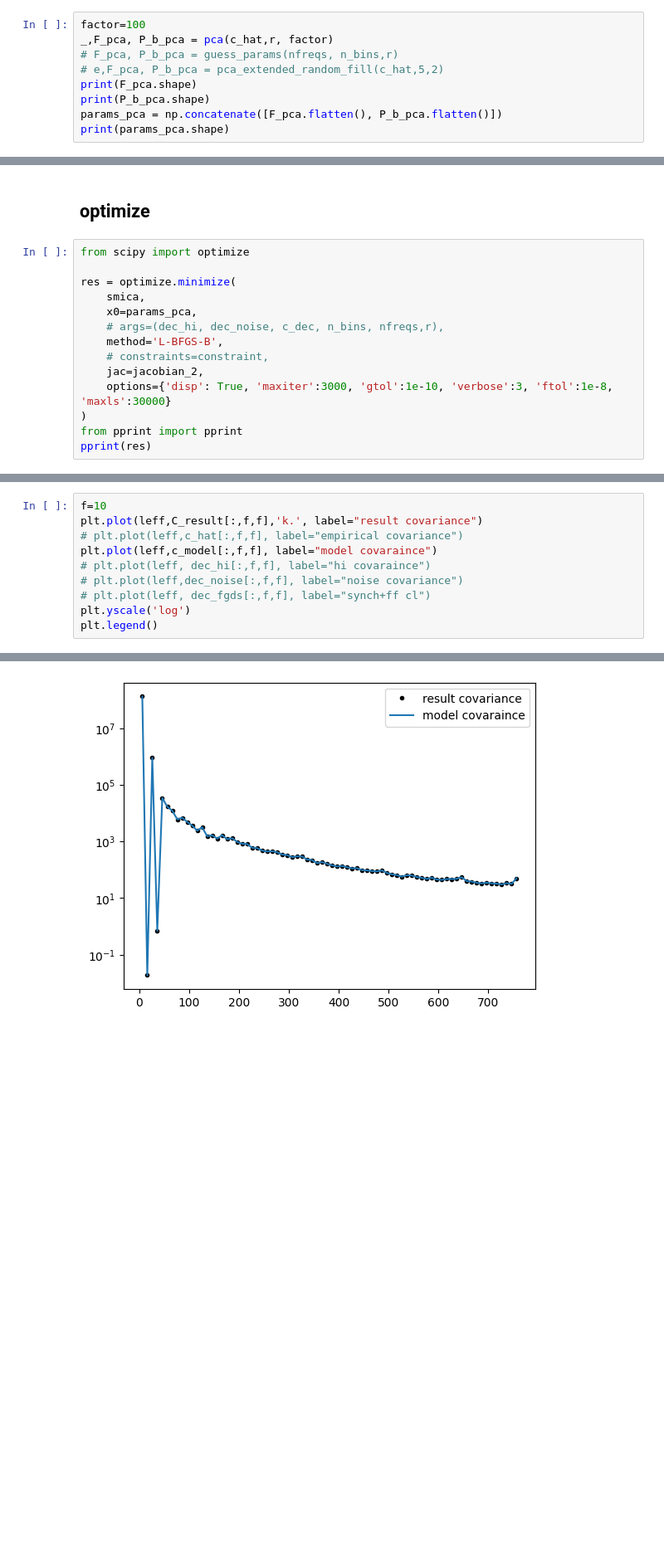
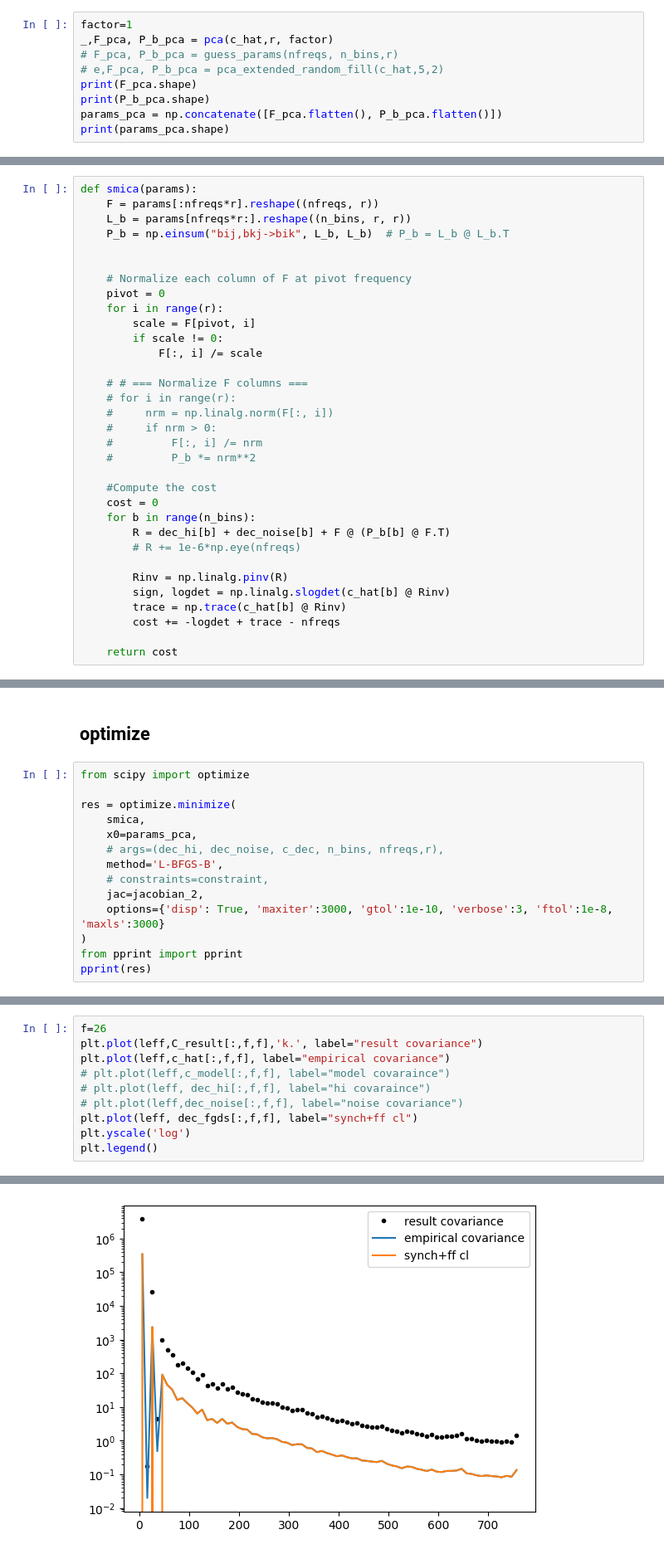
Before and after one commit to urwa99/SMICA_Paper, a Jupyter notebook: Notebooks_1/smica_test.ipynb, the cells around one changed output, grey strips where cells are left out. Shown at 83% size. Cells and saved outputs as stored; diff of their text form; blank space fills up the shorter version.

```diff
--- a/Notebooks_1/smica_test.ipynb
+++ b/Notebooks_1/smica_test.ipynb
@@ -461,7 +477,7 @@ def pca(empirical, r, f):
         P_b[b] = 0.5 * (P_b[b] + P_b[b].T) + epsilon * np.eye(r)
     return eigvals,F_i, P_b*f
 # %%
-factor=100
+factor=1
 _,F_pca, P_b_pca = pca(c_hat,r, factor)
 # F_pca, P_b_pca = guess_params(nfreqs, n_bins,r)
 # e,F_pca, P_b_pca = pca_extended_random_fill(c_hat,5,2)
@@ -539,0 +563,33 @@ np.float64(2689.523143575525)
+# %%
+def smica(params):
+    F = params[:nfreqs*r].reshape((nfreqs, r))
+    L_b = params[nfreqs*r:].reshape((n_bins, r, r))
+    P_b = np.einsum("bij,bkj->bik", L_b, L_b)  # P_b = L_b @ L_b.T
+
+
+    # Normalize each column of F at pivot frequency
+    pivot = 0
+    for i in range(r):
+        scale = F[pivot, i]
+        if scale != 0:
+            F[:, i] /= scale
+
+    # # === Normalize F columns ===
+    # for i in range(r):
+    #     nrm = np.linalg.norm(F[:, i])
+    #     if nrm > 0:
+    #         F[:, i] /= nrm
+    #         P_b *= nrm**2
+
+    #Compute the cost
+    cost = 0
+    for b in range(n_bins):
+        R = dec_hi[b] + dec_noise[b] + F @ (P_b[b] @ F.T)
+        # R += 1e-6*np.eye(nfreqs)
+
+        Rinv = np.linalg.pinv(R)
+        sign, logdet = np.linalg.slogdet(c_hat[b] @ Rinv)
+        trace = np.trace(c_hat[b] @ Rinv)
+        cost += -logdet + trace - nfreqs
+
+    return cost
@@ -615,7 +770,7 @@ res = optimize.minimize(
     method='L-BFGS-B',
     # constraints=constraint,
     jac=jacobian_2,
-    options={'disp': True, 'maxiter':3000, 'gtol':1e-10, 'verbose':3, 'ftol':1e-8, 'maxls':30000}
+    options={'disp': True, 'maxiter':3000, 'gtol':1e-10, 'verbose':3, 'ftol':1e-8, 'maxls':3000}
 )
 from pprint import pprint
 pprint(res)
@@ -658,15 +818,15 @@ Is model PSD? True
 # %%
-f=10
+f=26
 plt.plot(leff,C_result[:,f,f],'k.', label="result covariance")
-# plt.plot(leff,c_hat[:,f,f], label="empirical covariance")
-plt.plot(leff,c_model[:,f,f], label="model covaraince")
+plt.plot(leff,c_hat[:,f,f], label="empirical covariance")
+# plt.plot(leff,c_model[:,f,f], label="model covaraince")
 # plt.plot(leff, dec_hi[:,f,f], label="hi covaraince")
 # plt.plot(leff,dec_noise[:,f,f], label="noise covariance")
-# plt.plot(leff, dec_fgds[:,f,f], label="synch+ff cl")
+plt.plot(leff, dec_fgds[:,f,f], label="synch+ff cl")
 plt.yscale('log')
 plt.legend()
 # %% [output]
 <matplotlib.legend.Legend at 0x...>
-[figure, old version]
+[figure, new version]
 # %%
 # plt.plot(params_pca)
```
Also changed, not shown: parts of 26 cells of this notebook.
